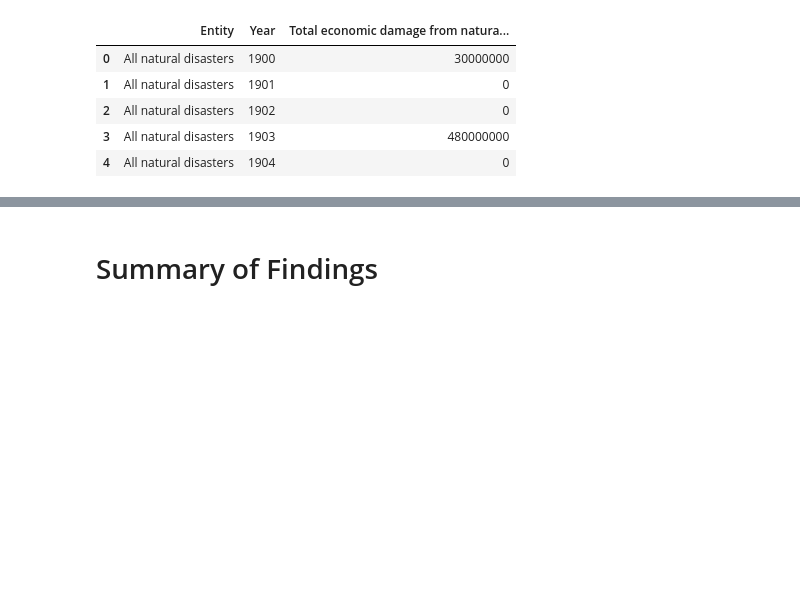
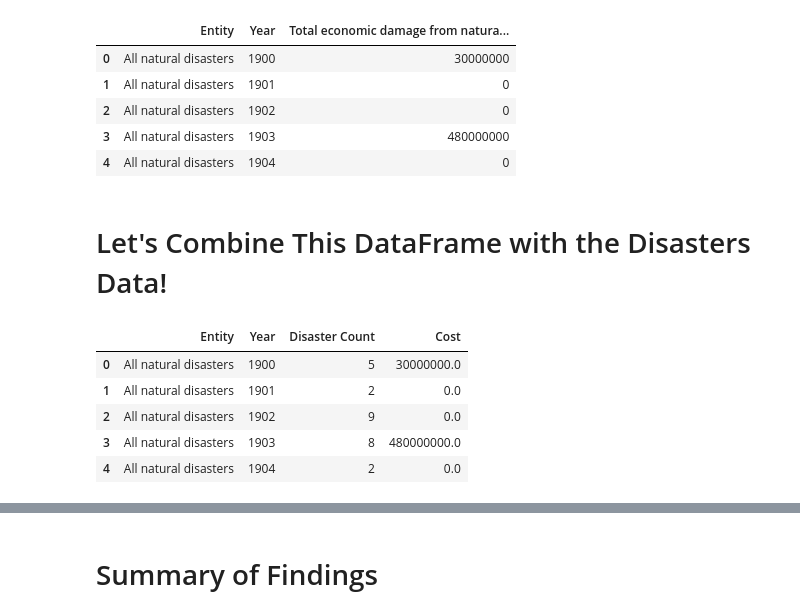
Before and after one commit to UPstartDeveloper/climate-change-analysis, a Jupyter notebook: analysis.ipynb, the cells around one changed output, grey strips where cells are left out. Saved outputs shown, nothing was run; the diff lists cells and outputs as text; code cells hidden in the pictures; blank space fills up the shorter version.

```diff
--- a/analysis.ipynb
+++ b/analysis.ipynb
@@ -411,8 +411,18 @@ econ_df.head()
 | 2 | All natural disasters | 1902 | 0 |
 | 3 | All natural disasters | 1903 | 480000000 |
 | 4 | All natural disasters | 1904 | 0 |
+# %% [markdown]
+# Let's Combine This DataFrame with the Disasters Data!
 # %%
 # combining datasets
 df = disasters_df.rename(columns={'Number of reported natural disasters (reported disasters)': 'Disaster Count'})
 df2 = econ_df.rename(columns={'Total economic damage from natural disasters (US$)':'Cost'})
 df['Cost'] = df2['Cost']
+df.head()
+# %% [output]
+|  | Entity | Year | Disaster Count | Cost |
+| 0 | All natural disasters | 1900 | 5 | 30000000.0 |
+| 1 | All natural disasters | 1901 | 2 | 0.0 |
+| 2 | All natural disasters | 1902 | 9 | 0.0 |
+| 3 | All natural disasters | 1903 | 8 | 480000000.0 |
+| 4 | All natural disasters | 1904 | 2 | 0.0 |
```
Also changed, not shown: parts of 2 cells of this notebook.
